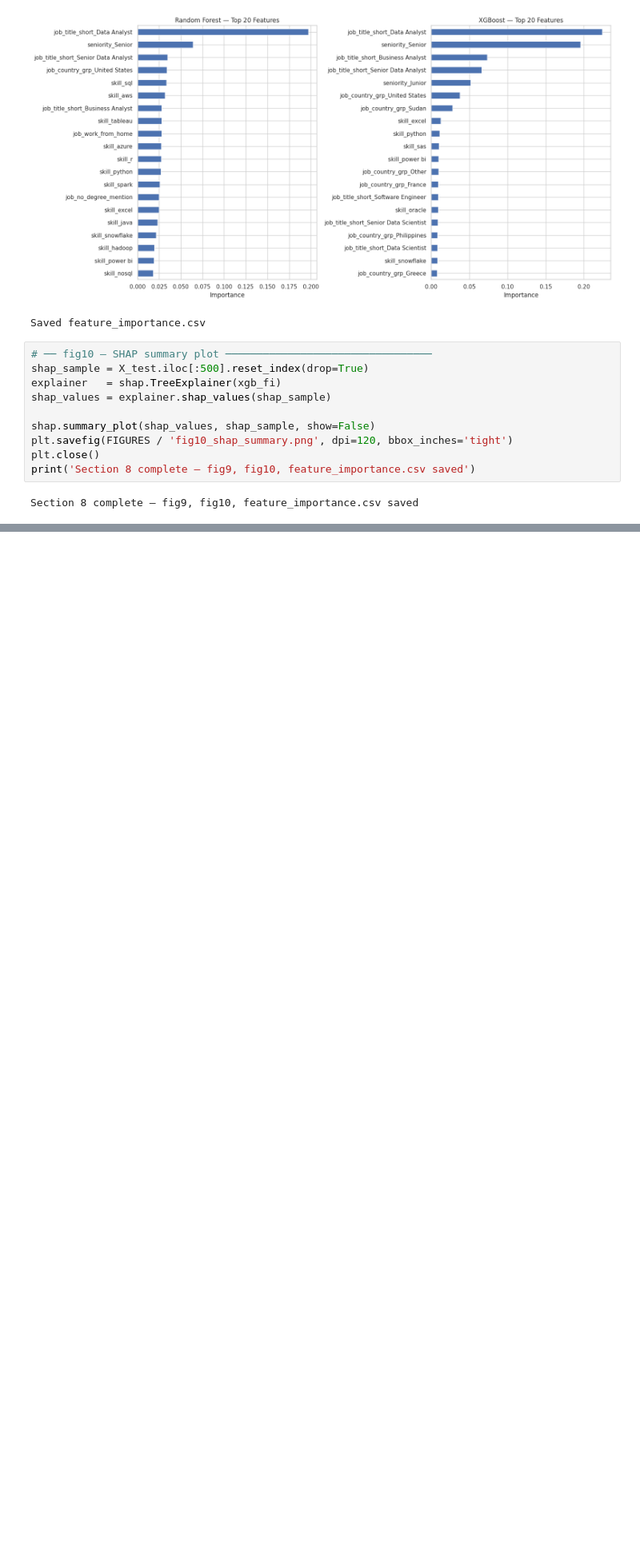
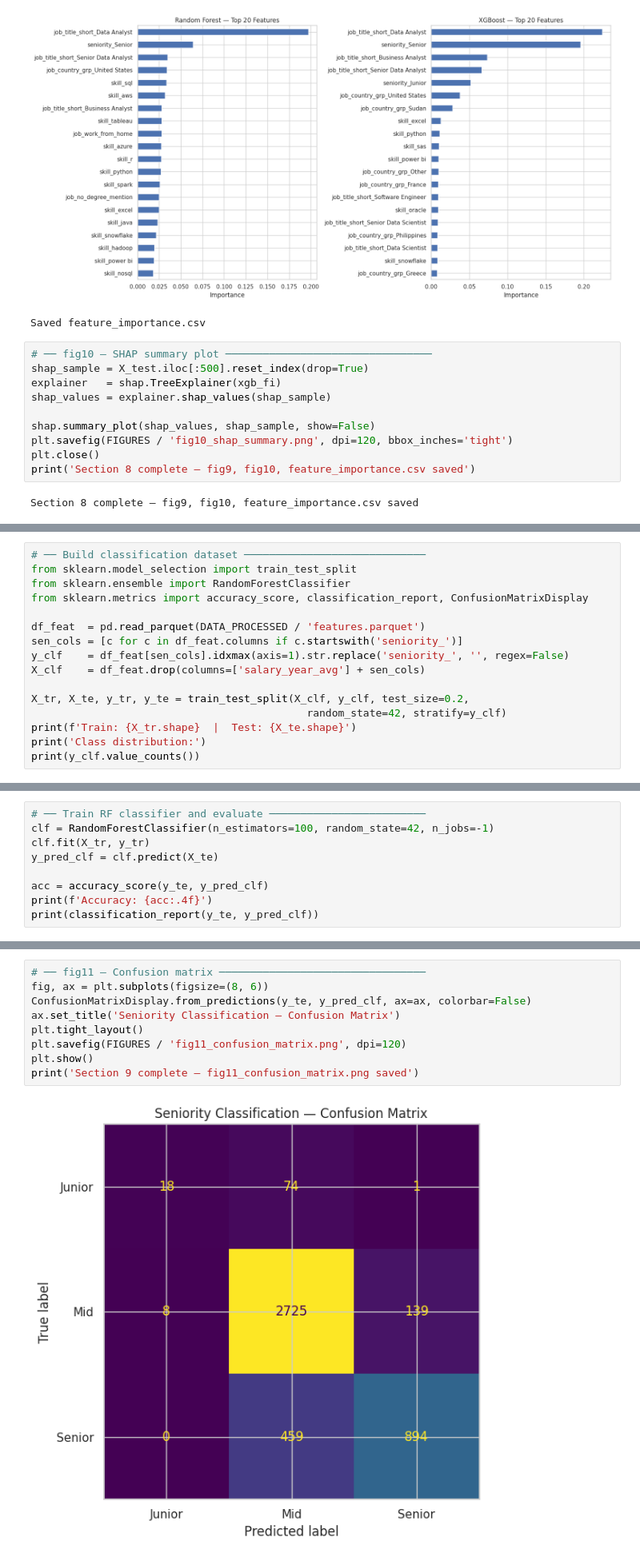
Before and after one commit to cansatir/dsa210-spring2026-project, a Jupyter notebook: notebooks/analysis.ipynb, the cells around one changed output, grey strips where cells are left out. Shown at 80% size. Saved outputs shown, nothing was run; the diff lists cells and outputs as text; blank space fills up the shorter version.

Commit message:
feat: seniority classification model

```diff
--- a/notebooks/analysis.ipynb
+++ b/notebooks/analysis.ipynb
@@ -689,0 +692,16 @@ Section 8 complete — fig9, fig10, feature_importance.csv saved
+# %%
+# ── Build classification dataset ─────────────────────────────
+from sklearn.model_selection import train_test_split
+from sklearn.ensemble import RandomForestClassifier
+from sklearn.metrics import accuracy_score, classification_report, ConfusionMatrixDisplay
+
+df_feat  = pd.read_parquet(DATA_PROCESSED / 'features.parquet')
+sen_cols = [c for c in df_feat.columns if c.startswith('seniority_')]
+y_clf    = df_feat[sen_cols].idxmax(axis=1).str.replace('seniority_', '', regex=False)
+X_clf    = df_feat.drop(columns=['salary_year_avg'] + sen_cols)
+
+X_tr, X_te, y_tr, y_te = train_test_split(X_clf, y_clf, test_size=0.2,
+                                            random_state=42, stratify=y_clf)
+print(f'Train: {X_tr.shape}  |  Test: {X_te.shape}')
+print('Class distribution:')
+print(y_clf.value_counts())
@@ -689,0 +715,9 @@ Section 8 complete — fig9, fig10, feature_importance.csv saved
+# %%
+# ── Train RF classifier and evaluate ─────────────────────────
+clf = RandomForestClassifier(n_estimators=100, random_state=42, n_jobs=-1)
+clf.fit(X_tr, y_tr)
+y_pred_clf = clf.predict(X_te)
+
+acc = accuracy_score(y_te, y_pred_clf)
+print(f'Accuracy: {acc:.4f}')
+print(classification_report(y_te, y_pred_clf))
@@ -689,0 +735,11 @@ Section 8 complete — fig9, fig10, feature_importance.csv saved
+# %%
+# ── fig11 — Confusion matrix ─────────────────────────────────
+fig, ax = plt.subplots(figsize=(8, 6))
+ConfusionMatrixDisplay.from_predictions(y_te, y_pred_clf, ax=ax, colorbar=False)
+ax.set_title('Seniority Classification — Confusion Matrix')
+plt.tight_layout()
+plt.savefig(FIGURES / 'fig11_confusion_matrix.png', dpi=120)
+plt.show()
+print('Section 9 complete — fig11_confusion_matrix.png saved')
+# %% [output]
+[figure, added]
```
Also changed, not shown: parts of 5 cells of this notebook.
